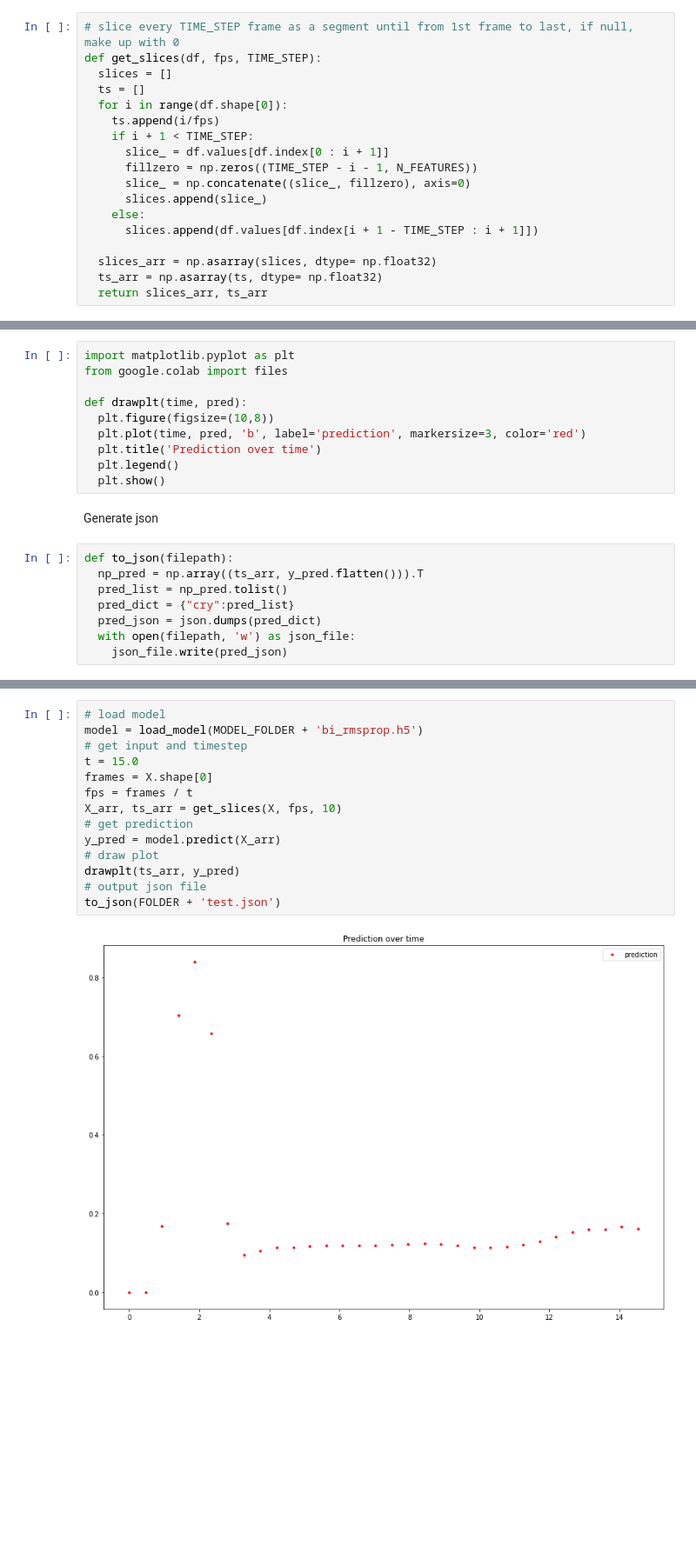
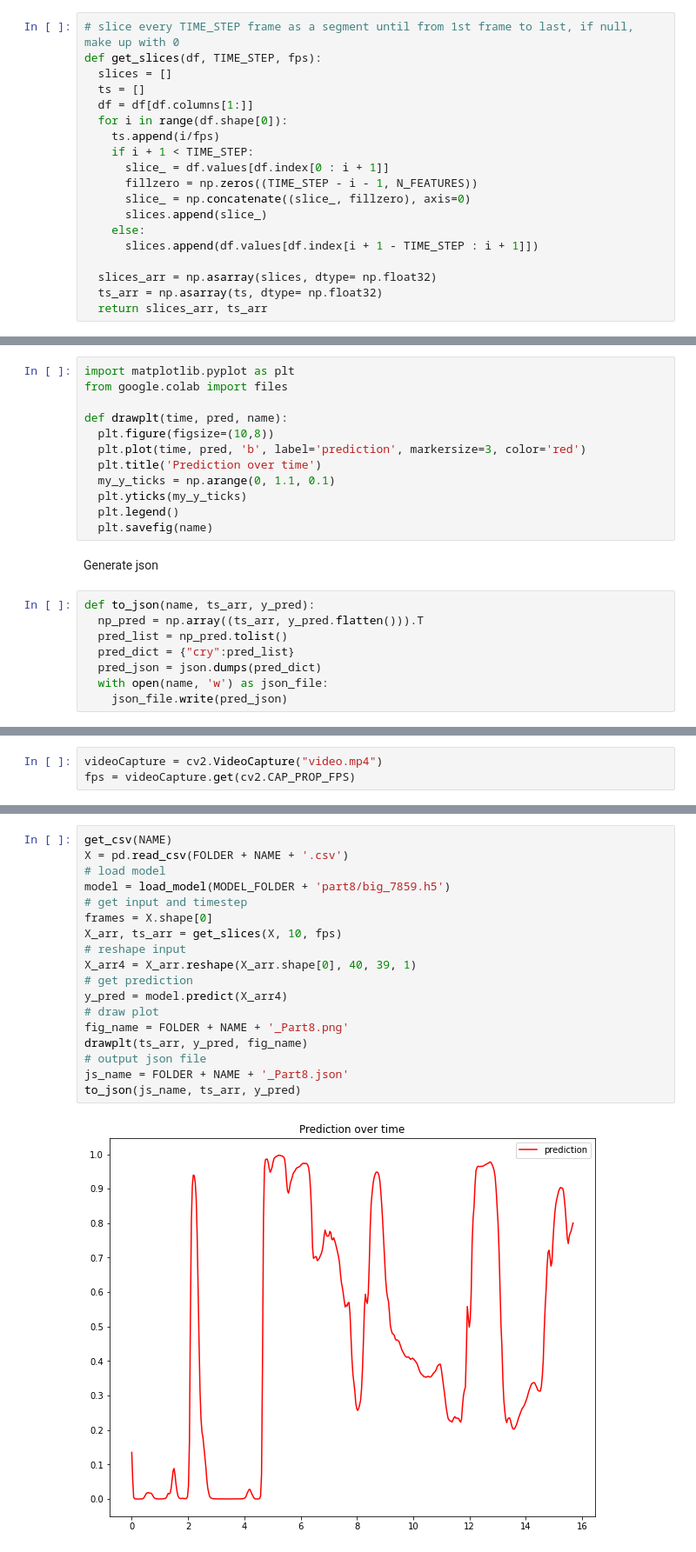
Before and after one commit to YiranH/Cry-Detection-in-Real-Time, a Jupyter notebook: src/demo_Part8.ipynb, the cells around one changed output, grey strips where cells are left out. Shown: that part at 87% size. Saved outputs shown, nothing was run; the diff lists cells and outputs as text; blank space fills up the shorter version.

```diff
--- a/src/demo_Part8.ipynb
+++ b/src/demo_Part8.ipynb
@@ -65,9 +109,10 @@ y = pd.read_csv(LABEL_PATH).to_numpy()
 Reshape Data into Segments and Prepare for Keras
 # %%
 # slice every TIME_STEP frame as a segment until from 1st frame to last, if null, make up with 0
-def get_slices(df, fps, TIME_STEP):
+def get_slices(df, TIME_STEP, fps):
   slices = []
   ts = []
+  df = df[df.columns[1:]]
   for i in range(df.shape[0]):
     ts.append(i/fps)
     if i + 1 < TIME_STEP:
@@ -98,19 +143,21 @@ Draw figure
 import matplotlib.pyplot as plt
 from google.colab import files
 
-def drawplt(time, pred):
+def drawplt(time, pred, name):
   plt.figure(figsize=(10,8))
   plt.plot(time, pred, 'b', label='prediction', markersize=3, color='red')
   plt.title('Prediction over time')
+  my_y_ticks = np.arange(0, 1.1, 0.1)
+  plt.yticks(my_y_ticks)
   plt.legend()
-  plt.show()
+  plt.savefig(name)
 # %% [markdown]
 Generate json
 # %%
-def to_json(filepath):
+def to_json(name, ts_arr, y_pred):
   np_pred = np.array((ts_arr, y_pred.flatten())).T
   pred_list = np_pred.tolist()
   pred_dict = {"cry":pred_list}
   pred_json = json.dumps(pred_dict)
-  with open(filepath, 'w') as json_file:
+  with open(name, 'w') as json_file:
     json_file.write(pred_json)
@@ -122,0 +229,3 @@ from sklearn.metrics import accuracy_score
+# %%
+videoCapture = cv2.VideoCapture("video.mp4")
+fps = videoCapture.get(cv2.CAP_PROP_FPS)
@@ -123,16 +234,20 @@ from sklearn.metrics import accuracy_score
 # %%
+get_csv(NAME)
+X = pd.read_csv(FOLDER + NAME + '.csv')
 # load model
-model = load_model(MODEL_FOLDER + 'bi_rmsprop.h5')
+model = load_model(MODEL_FOLDER + 'part8/big_7859.h5')
 # get input and timestep
-t = 15.0
 frames = X.shape[0]
-fps = frames / t
-X_arr, ts_arr = get_slices(X, fps, 10)
+X_arr, ts_arr = get_slices(X, 10, fps)
+# reshape input
+X_arr4 = X_arr.reshape(X_arr.shape[0], 40, 39, 1)
 # get prediction
-y_pred = model.predict(X_arr)
+y_pred = model.predict(X_arr4)
 # draw plot
-drawplt(ts_arr, y_pred)
+fig_name = FOLDER + NAME + '_Part8.png'
+drawplt(ts_arr, y_pred, fig_name)
 # output json file
-to_json(FOLDER + 'test.json')
+js_name = FOLDER + NAME + '_Part8.json'
+to_json(js_name, ts_arr, y_pred)
 # %% [output]
-[figure, old version]
+[figure, new version]
```
Also changed, not shown: parts of 36 cells of this notebook, 14 other files.
